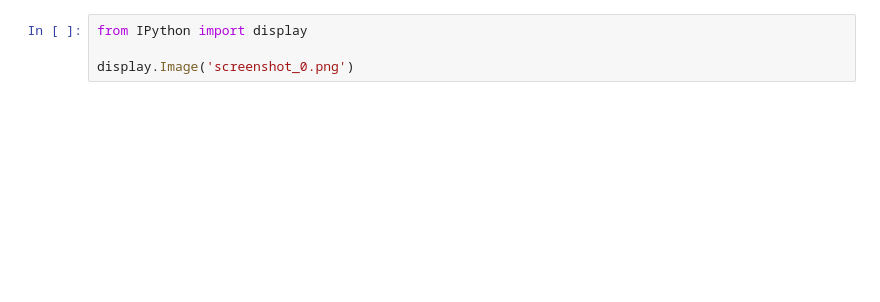
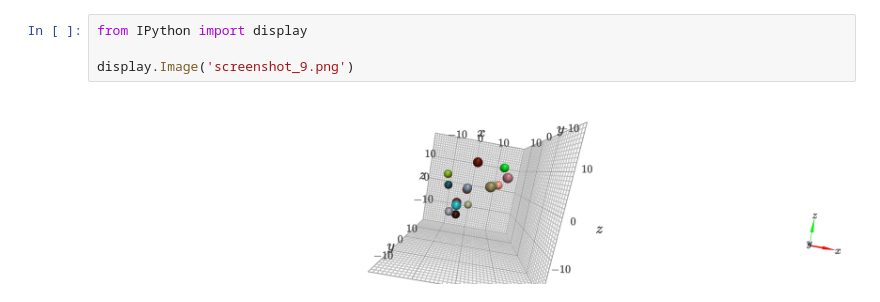
Before and after one commit to K3D-tools/K3D-jupyter, a Jupyter notebook: examples/screenshot_generator.ipynb, the cells around one changed output. Drawn from its saved outputs; the diff is of its cells as text; blank space fills up the shorter version.

```diff
--- a/examples/screenshot_generator.ipynb
+++ b/examples/screenshot_generator.ipynb
@@ -43,4 +48,6 @@ out
 # %%
 from IPython import display
 
-display.Image('screenshot_0.png')
+display.Image('screenshot_9.png')
+# %% [output]
+[figure, added]
```
Also changed, not shown: parts of 2 cells of this notebook, 43 other files.
